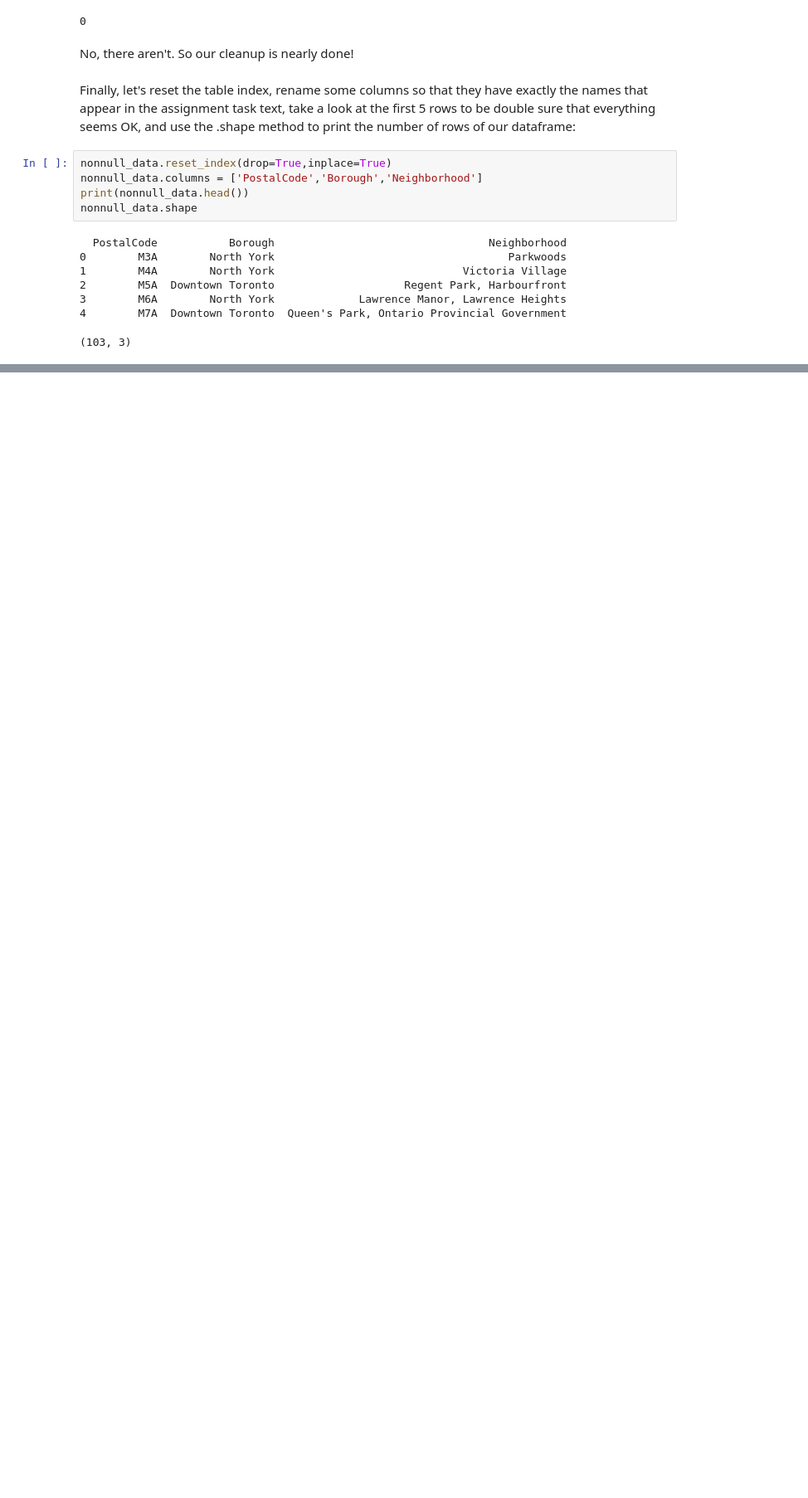
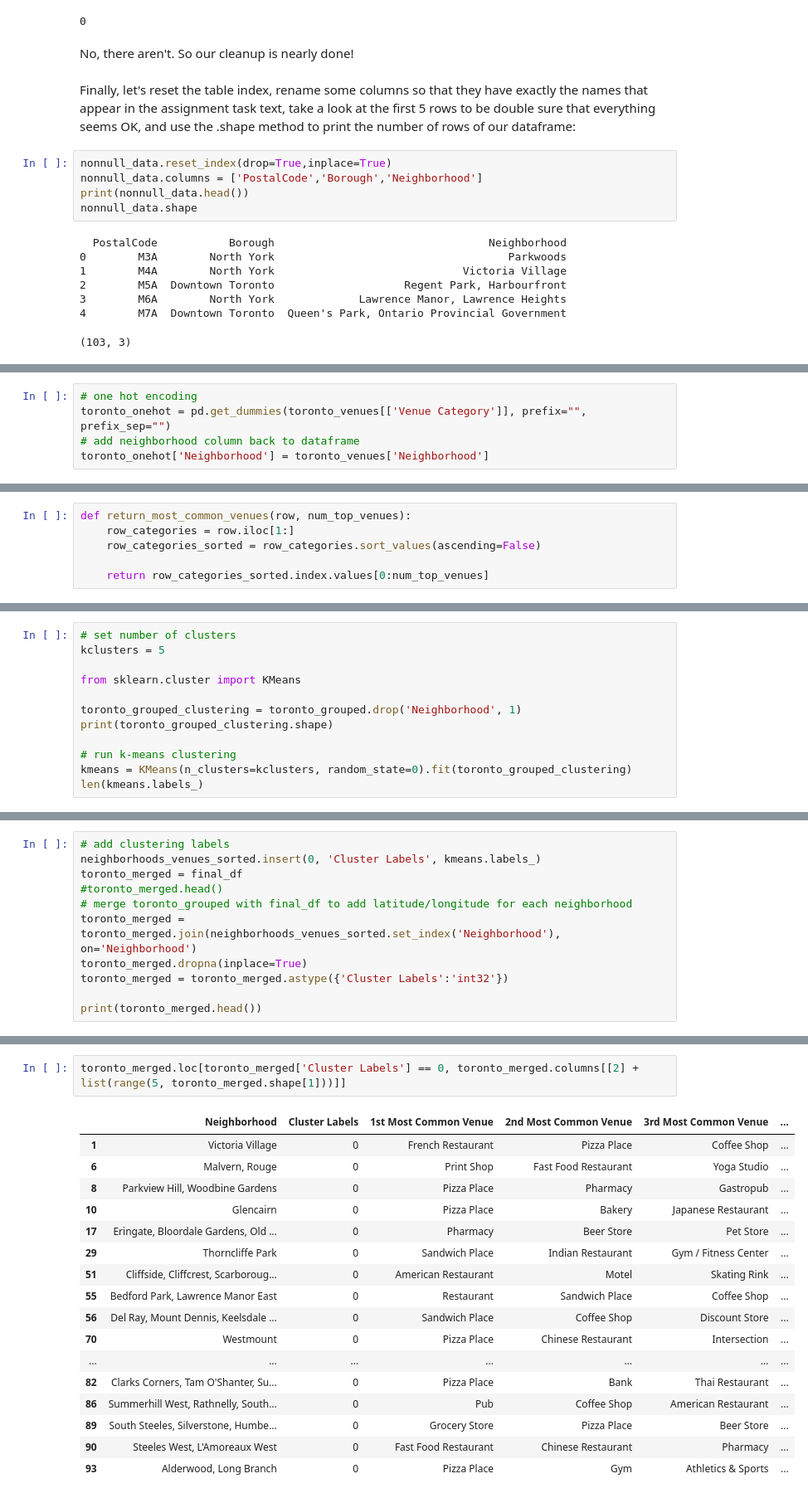
Before and after one commit to eduardodelpeloso/Coursera_Capstone, a Jupyter notebook: Coursera_Capstone_Notebook.ipynb, the cells around one changed output, grey strips where cells are left out. Shown at 83% size. Saved outputs shown, nothing was run; the diff lists cells and outputs as text; blank space fills up the shorter version.

```diff
--- a/Coursera_Capstone_Notebook.ipynb
+++ b/Coursera_Capstone_Notebook.ipynb
@@ -83,0 +273,5 @@ nonnull_data.shape
+# %%
+# one hot encoding
+toronto_onehot = pd.get_dummies(toronto_venues[['Venue Category']], prefix="", prefix_sep="")
+# add neighborhood column back to dataframe
+toronto_onehot['Neighborhood'] = toronto_venues['Neighborhood']
@@ -83,0 +280,6 @@ nonnull_data.shape
+# %%
+def return_most_common_venues(row, num_top_venues):
+    row_categories = row.iloc[1:]
+    row_categories_sorted = row_categories.sort_values(ascending=False)
+
+    return row_categories_sorted.index.values[0:num_top_venues]
@@ -83,0 +313,12 @@ nonnull_data.shape
+# %%
+# set number of clusters
+kclusters = 5
+
+from sklearn.cluster import KMeans
+
+toronto_grouped_clustering = toronto_grouped.drop('Neighborhood', 1)
+print(toronto_grouped_clustering.shape)
+
+# run k-means clustering
+kmeans = KMeans(n_clusters=kclusters, random_state=0).fit(toronto_grouped_clustering)
+len(kmeans.labels_)
@@ -83,0 +328,11 @@ nonnull_data.shape
+# %%
+# add clustering labels
+neighborhoods_venues_sorted.insert(0, 'Cluster Labels', kmeans.labels_)
+toronto_merged = final_df
+#toronto_merged.head()
+# merge toronto_grouped with final_df to add latitude/longitude for each neighborhood
+toronto_merged = toronto_merged.join(neighborhoods_venues_sorted.set_index('Neighborhood'), on='Neighborhood')
+toronto_merged.dropna(inplace=True)
+toronto_merged = toronto_merged.astype({'Cluster Labels':'int32'})
+
+print(toronto_merged.head())
@@ -83,0 +390,20 @@ nonnull_data.shape
+# %%
+toronto_merged.loc[toronto_merged['Cluster Labels'] == 0, toronto_merged.columns[[2] + list(range(5, toronto_merged.shape[1]))]]
+# %% [output]
+|  | Neighborhood | Cluster Labels | 1st Most Common Venue | 2nd Most Common Venue | 3rd Most Common Venue | ... |
+| 1 | Victoria Village | 0 | French Restaurant | Pizza Place | Coffee Shop | ... |
+| 6 | Malvern, Rouge | 0 | Print Shop | Fast Food Restaurant | Yoga Studio | ... |
+| 8 | Parkview Hill, Woodbine Gardens | 0 | Pizza Place | Pharmacy | Gastropub | ... |
+| 10 | Glencairn | 0 | Pizza Place | Bakery | Japanese Restaurant | ... |
+| 17 | Eringate, Bloordale Gardens, Old ... | 0 | Pharmacy | Beer Store | Pet Store | ... |
+| 29 | Thorncliffe Park | 0 | Sandwich Place | Indian Restaurant | Gym / Fitness Center | ... |
+| 51 | Cliffside, Cliffcrest, Scarboroug... | 0 | American Restaurant | Motel | Skating Rink | ... |
+| 55 | Bedford Park, Lawrence Manor East | 0 | Restaurant | Sandwich Place | Coffee Shop | ... |
+| 56 | Del Ray, Mount Dennis, Keelsdale ... | 0 | Sandwich Place | Coffee Shop | Discount Store | ... |
+| 70 | Westmount | 0 | Pizza Place | Chinese Restaurant | Intersection | ... |
+| ... | ... | ... | ... | ... | ... | ... |
+| 82 | Clarks Corners, Tam O'Shanter, Su... | 0 | Pizza Place | Bank | Thai Restaurant | ... |
+| 86 | Summerhill West, Rathnelly, South... | 0 | Pub | Coffee Shop | American Restaurant | ... |
+| 89 | South Steeles, Silverstone, Humbe... | 0 | Grocery Store | Pizza Place | Beer Store | ... |
+| 90 | Steeles West, L'Amoreaux West | 0 | Fast Food Restaurant | Chinese Restaurant | Pharmacy | ... |
+| 93 | Alderwood, Long Branch | 0 | Pizza Place | Gym | Athletics & Sports | ... |
```
Also changed, not shown: parts of 41 cells of this notebook.
